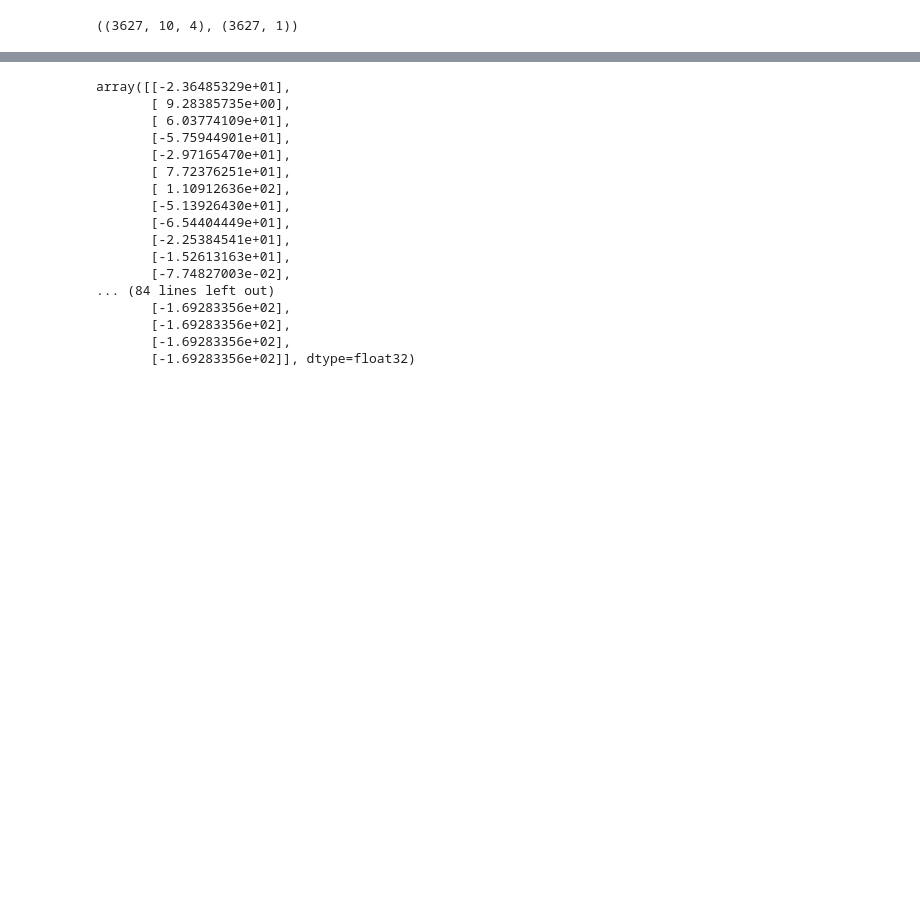
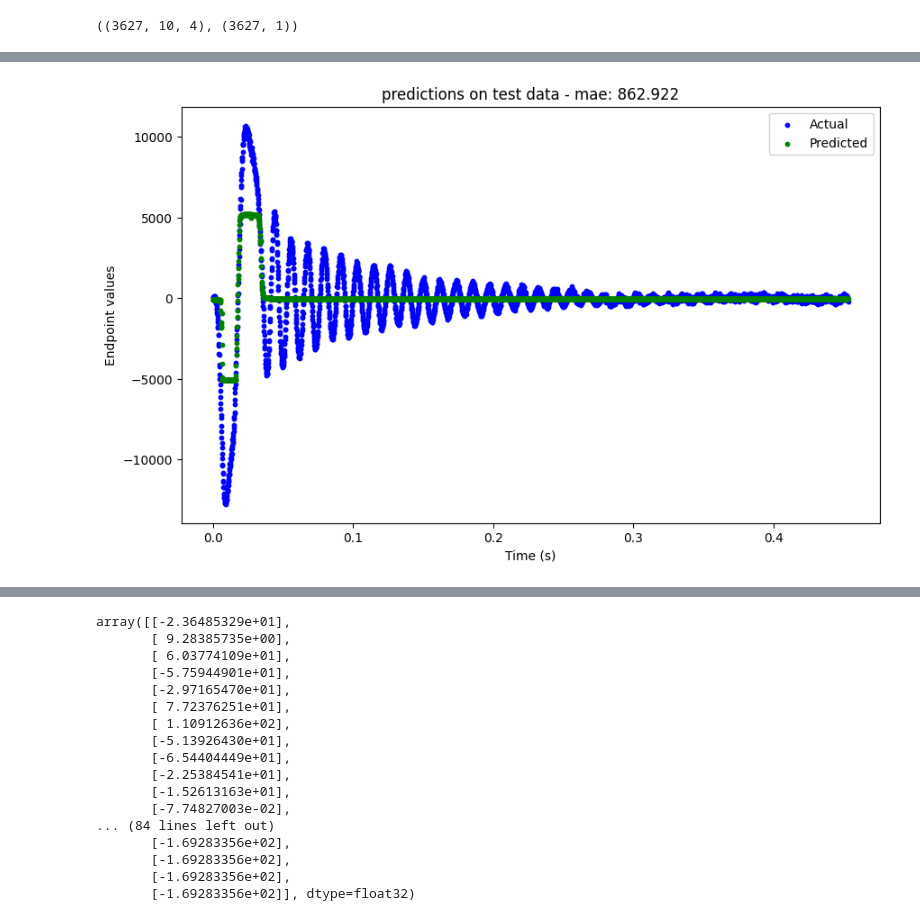
Before and after one commit to ChiragBusiness/FYP, a Jupyter notebook: lstm.ipynb, the cells around one changed output, grey strips where cells are left out. Saved outputs shown, nothing was run; the diff lists cells and outputs as text; code cells hidden in the pictures; blank space fills up the shorter version.

```diff
--- a/lstm.ipynb
+++ b/lstm.ipynb
@@ -226,0 +334,22 @@ plt.show()
+# %%
+
+times = np.array(range(len(X_test_one_trial))) / 8000
+
+predictions_one_trial = model.predict(X_test_one_trial)
+# rmse_test = np.sqrt(mse(y_test_one_trial.flatten(), predictions_one_trial.flatten()))
+mae_test = mae(y_test_one_trial.flatten(), predictions_one_trial.flatten())
+
+# Visualize predictions vs actual values
+plt.figure(figsize=(10, 6))
+plt.scatter(times, y_test_one_trial.flatten(), color='blue', label='Actual', s = 10)
+plt.scatter(times, predictions_one_trial.flatten(), color='green', label='Predicted', s=10)
+
+
+# plt.title(f'predictions on test data - RMSE: {rmse_test:.3f}')
+plt.title(f'predictions on test data - mae: {mae_test:.3f}')
+
+plt.xlabel('Time (s)')
+plt.ylabel('Endpoint values')
+plt.legend()
+plt.show()
+# %% [output]
@@ -226,0 +357 @@ plt.show()
+[figure, added]
```
Also changed, not shown: parts of 25 cells of this notebook, 2 other files.
